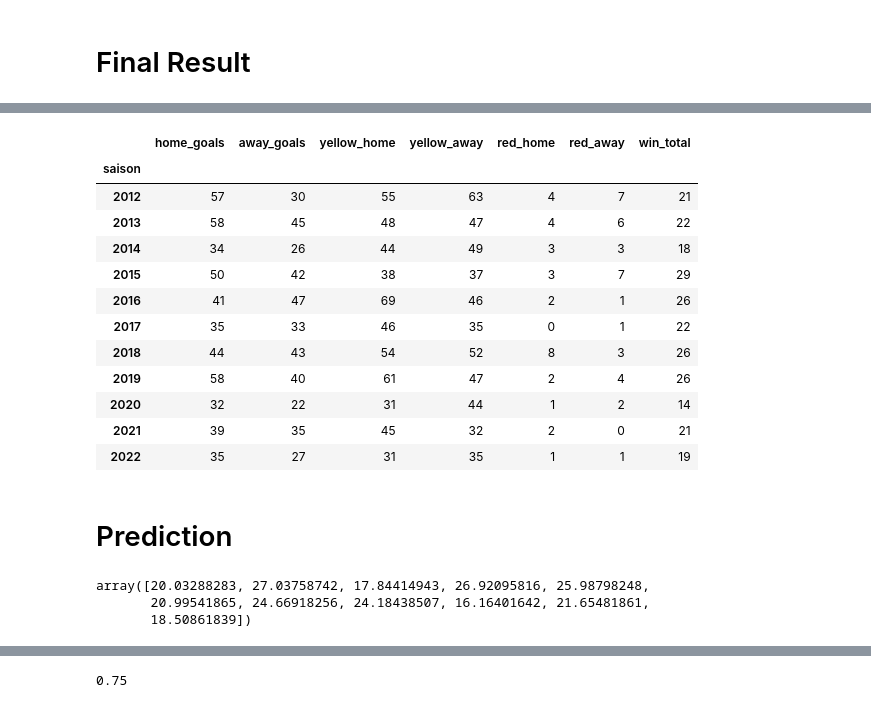
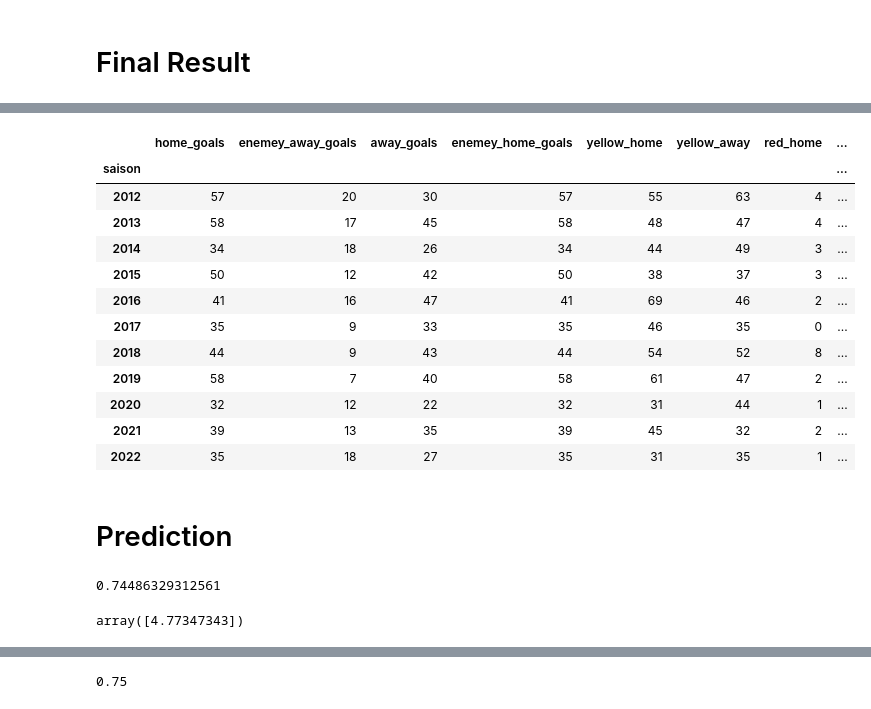
Before and after one commit to mohammedaljader/Football_Predictions_ML, a Jupyter notebook: notebook.ipynb, the cells around one changed output, grey strips where cells are left out. Drawn from its saved outputs; the diff is of its cells as text; code cells hidden in the pictures.

```diff
--- a/notebook.ipynb
+++ b/notebook.ipynb
@@ -702,10 +702,12 @@ plot = piePlotPSVStatsInTotal.plot.pie(y='PSV Stats when playing in total', figs
 # PSV Goals Each Season Home
 EachSeasonPSV = filtered_matches[ (filtered_matches['home'] == 'psv-eindhoven')]
 GroupBySeasenHomePSV = EachSeasonPSV.groupby(['saison'])[['home_score','away_score']].sum()
+AwayTeamGoals_Psv= GroupBySeasenHomePSV['away_score']
 # %%
 # PSV Goals Each Season Away
 EachSeasonPSVAway = filtered_matches[ (filtered_matches['away'] == 'psv-eindhoven')]
 GroupBySeasenAwayPSV = EachSeasonPSVAway.groupby(['saison'])[['home_score','away_score']].sum()
+HomeTeamGoals_Psv= GroupBySeasenHomePSV['home_score']
 # %%
 # make new dataframe in order to aggregate
 dfPSVGoalsTotalEachSeason = pd.DataFrame()
@@ -923,44 +927,48 @@ finalResultAjax
 # %%
-# the final result PSV
+# the final result PSV   AwayTeamGoals_Psv
 finalResultPSV = pd.DataFrame()
 finalResultPSV['home_goals'] = PSVHomeGoals
+finalResultPSV['enemey_away_goals'] = AwayTeamGoals_Psv
 finalResultPSV["away_goals"] = PSVAwayGoals
+finalResultPSV["enemey_home_goals"] = HomeTeamGoals_Psv
 finalResultPSV['yellow_home'] = PSVHomeYellowCards
 finalResultPSV["yellow_away"] = PSVAwayYellowCards
 finalResultPSV['red_home'] = PSVHomeRedCards
 finalResultPSV["red_away"] = PSVAwayRedCards
+finalResultPSV["win_home"] = GroupBySeasonHomeWinsPSV
+finalResultPSV["win_away"] = GroupBySeasonAwayWinsPSV
 finalResultPSV["win_total"] = GroupBySeasonHomeWinsPSV + GroupBySeasonAwayWinsPSV
 finalResultPSV['red_home'] = finalResultPSV['red_home'].fillna(0).astype(int)
 finalResultPSV['red_away'] = finalResultPSV['red_away'].fillna(0).astype(int)
 finalResultPSV
 # %% [output]
-|  | home_goals | away_goals | yellow_home | yellow_away | red_home | red_away | win_total |
-| saison |  |  |  |  |  |  |  |
-| 2012 | 57 | 30 | 55 | 63 | 4 | 7 | 21 |
-| 2013 | 58 | 45 | 48 | 47 | 4 | 6 | 22 |
-| 2014 | 34 | 26 | 44 | 49 | 3 | 3 | 18 |
-| 2015 | 50 | 42 | 38 | 37 | 3 | 7 | 29 |
-| 2016 | 41 | 47 | 69 | 46 | 2 | 1 | 26 |
-| 2017 | 35 | 33 | 46 | 35 | 0 | 1 | 22 |
-| 2018 | 44 | 43 | 54 | 52 | 8 | 3 | 26 |
-| 2019 | 58 | 40 | 61 | 47 | 2 | 4 | 26 |
-| 2020 | 32 | 22 | 31 | 44 | 1 | 2 | 14 |
-| 2021 | 39 | 35 | 45 | 32 | 2 | 0 | 21 |
-| 2022 | 35 | 27 | 31 | 35 | 1 | 1 | 19 |
+|  | home_goals | enemey_away_goals | away_goals | enemey_home_goals | yellow_home | yellow_away | red_home | ... |
+| saison |  |  |  |  |  |  |  | ... |
+| 2012 | 57 | 20 | 30 | 57 | 55 | 63 | 4 | ... |
+| 2013 | 58 | 17 | 45 | 58 | 48 | 47 | 4 | ... |
+| 2014 | 34 | 18 | 26 | 34 | 44 | 49 | 3 | ... |
+| 2015 | 50 | 12 | 42 | 50 | 38 | 37 | 3 | ... |
+| 2016 | 41 | 16 | 47 | 41 | 69 | 46 | 2 | ... |
+| 2017 | 35 | 9 | 33 | 35 | 46 | 35 | 0 | ... |
+| 2018 | 44 | 9 | 43 | 44 | 54 | 52 | 8 | ... |
+| 2019 | 58 | 7 | 40 | 58 | 61 | 47 | 2 | ... |
+| 2020 | 32 | 12 | 22 | 32 | 31 | 44 | 1 | ... |
+| 2021 | 39 | 13 | 35 | 39 | 45 | 32 | 2 | ... |
+| 2022 | 35 | 18 | 27 | 35 | 31 | 35 | 1 | ... |
 # %% [markdown]
 # Prediction
 # %%
 from sklearn.linear_model import LinearRegression
 # X = finalResultPSV[["home_goals", "away_goals", "yellow_home", "yellow_away", "red_home", "red_away"]]
-X = finalResultPSV[["away_goals", "yellow_away", "red_away"]]
-y = finalResultPSV["win_total"]
+X = finalResultPSV[["away_goals","enemey_home_goals", "yellow_away", "red_away"]]
+y = finalResultPSV["win_away"]
 reg = LinearRegression().fit(X, y)
-reg.score(X, y)
-reg.coef_
+acc= reg.score(X, y)
+print(acc)
+coe = reg.coef_
 reg.intercept_
-reg.predict(X)
+reg.predict([[0, 10 , 14, 2]])
 # %% [output]
-array([20.03288283, 27.03758742, 17.84414943, 26.92095816, 25.98798248,
-       20.99541865, 24.66918256, 24.18438507, 16.16401642, 21.65481861,
-       18.50861839])
+0.74486329312561
+array([4.77347343])
 # %%
```
Also changed, not shown: parts of 10 cells of this notebook.
